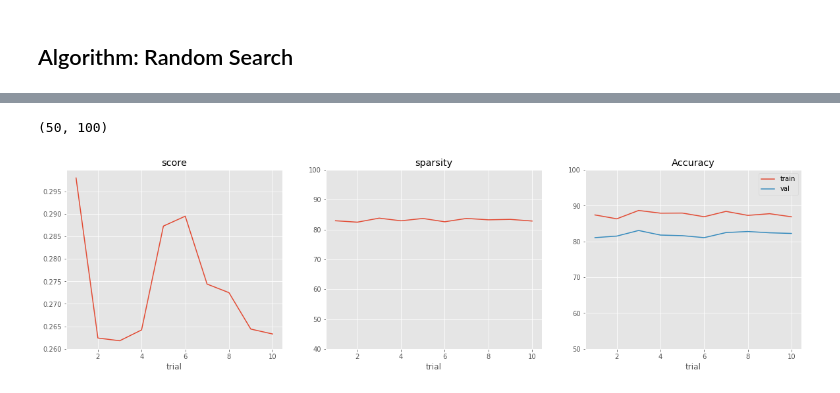
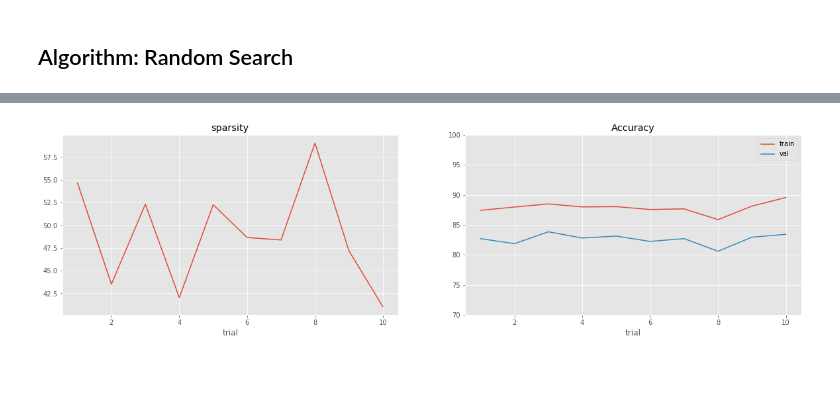
Before and after one commit to Chih-Ling-Hsu/distiller, a Jupyter notebook: AutoCompression.ipynb, the cells around one changed output, grey strips where cells are left out. Saved outputs shown, nothing was run; the diff lists cells and outputs as text; code cells hidden in the pictures.

```diff
--- a/AutoCompression.ipynb
+++ b/AutoCompression.ipynb
@@ -337,5 +416,5 @@ drawBestHyperParams(best)
 # %%
-def main():
-    space = get_space()
-    best = fmin(objective, space, algo=hyperopt.rand.suggest, max_evals=args.rounds)
-    return best
+constraint = 'rand_no_constraint'
+space = get_space(0.01, 0.99)
+trials[constraint] = Trials()
+best[constraint] = fmin(objective, space, algo=hyperopt.rand.suggest, max_evals=args.rounds, trials=trials[constraint])
@@ -342,12 +431,0 @@ def main():
-# %%
-outputDir = os.path.join('./logs', datetime.datetime.now().strftime("%Y%m%d_%H%M%S"))
-os.mkdir(outputDir)
-
-f = open(os.path.join(outputDir, 'trials.log'), 'w')
-f.write("trial,score,train acc,val acc,sparsity\n")
-count = 0
-best = main()
-f.close()
-
-with open(os.path.join(outputDir, 'best.json'), 'w') as f:
-    f.write(json.dumps(best))
@@ -380,0 +434,4 @@ df = loadTrialLogs(outputDir)
+# %%
+logs = deepcopy(trials[constraint].trials)
+filename = 'rand_no_constraint.json'
+save_logs(logs, filename)
@@ -380,0 +440,4 @@ df = loadTrialLogs(outputDir)
+# %%
+filename = 'rand_no_constraint.json'
+with open(filename, 'r') as f:
+    logs = json.load(f)
@@ -381,5 +448,4 @@ df = loadTrialLogs(outputDir)
 # %%
-drawTrainingProcess(df)
+drawTrainingProcess(logs)
 # %% [output]
-(50, 100)
-[figure, old version]
+[figure, new version]
```
Also changed, not shown: parts of 51 cells of this notebook, 4 other files.
